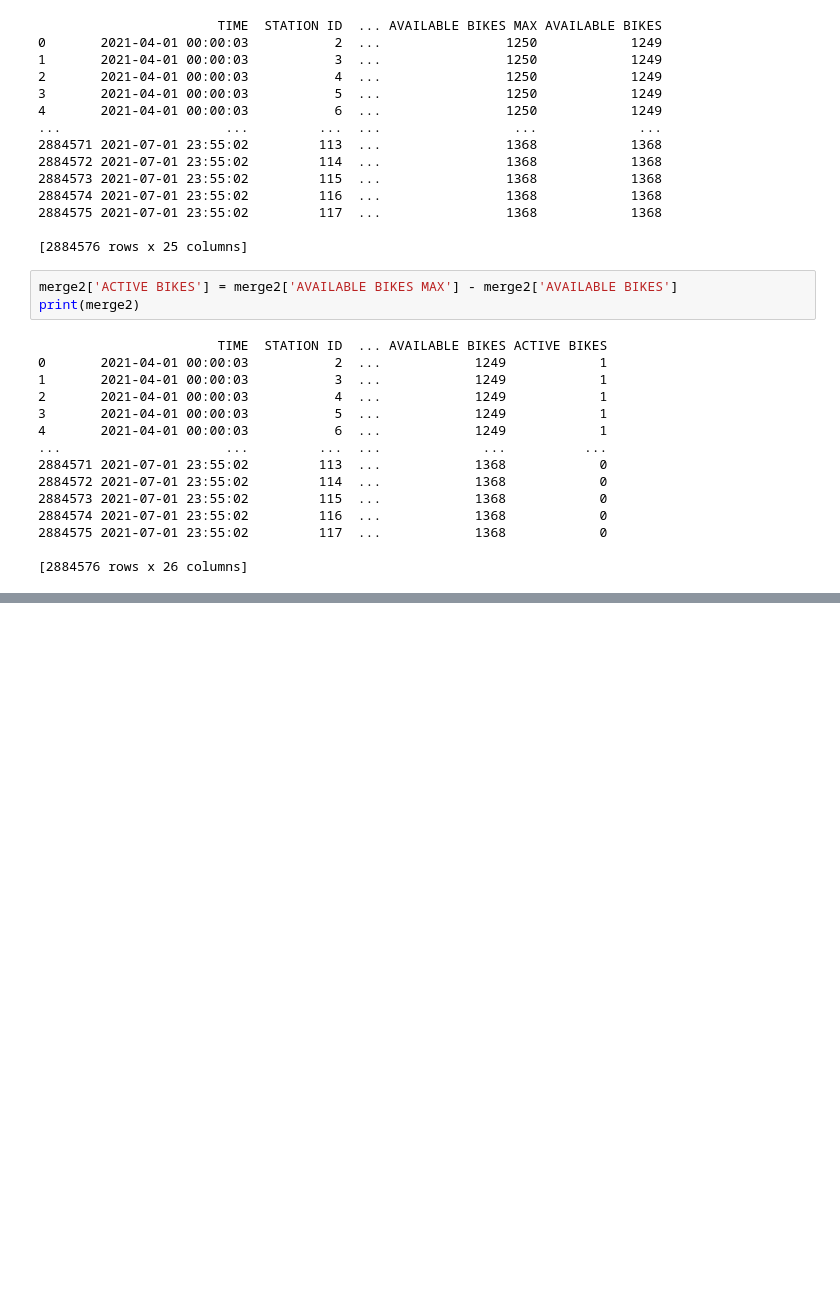
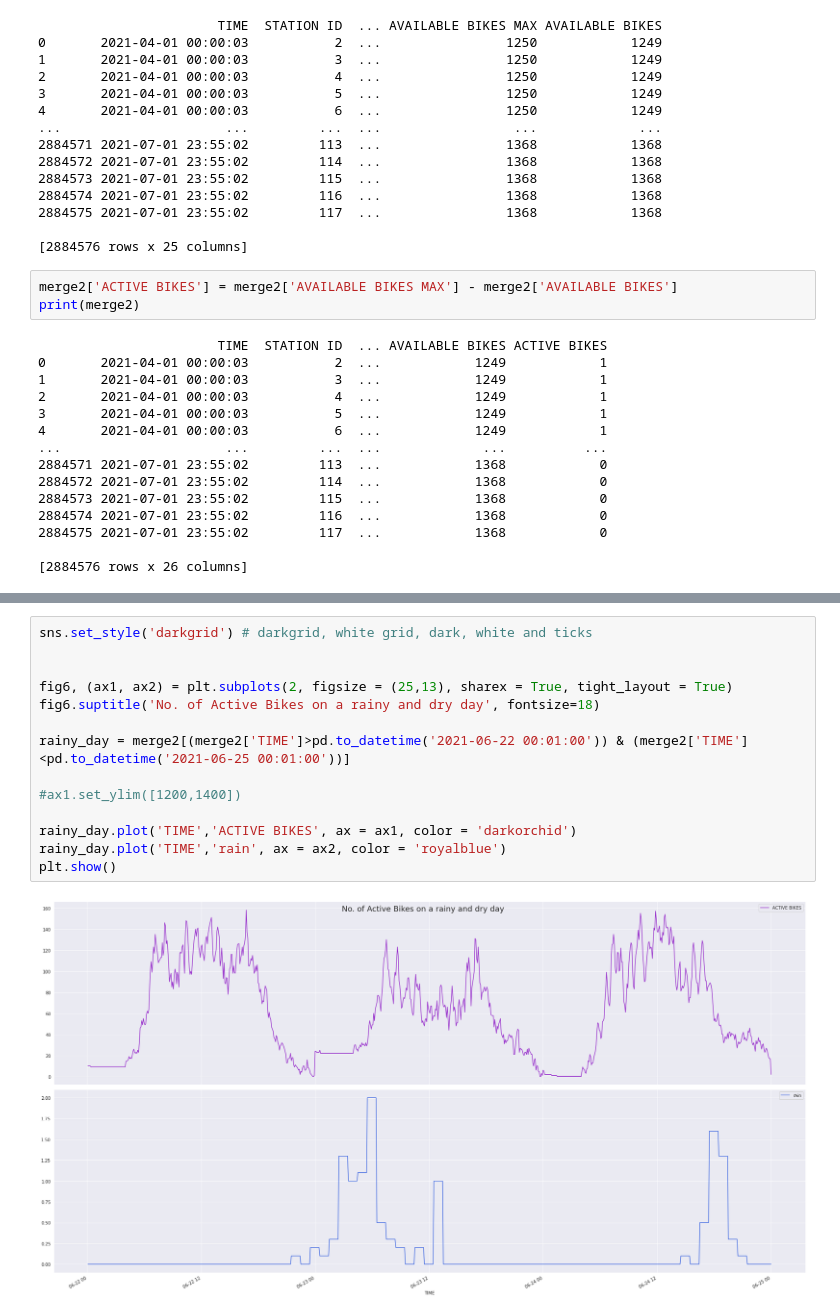
Before and after one commit to Matt-Toland/ProgrammingAssignment2, a Jupyter notebook: Dublin_Bike_Share.ipynb, the cells around one changed output, grey strips where cells are left out. Drawn from its saved outputs; the diff is of its cells as text; blank space fills up the shorter version.

```diff
--- a/Dublin_Bike_Share.ipynb
+++ b/Dublin_Bike_Share.ipynb
@@ -428,0 +462,16 @@ plt.show()
+# %%
+sns.set_style('darkgrid') # darkgrid, white grid, dark, white and ticks
+
+
+fig6, (ax1, ax2) = plt.subplots(2, figsize = (25,13), sharex = True, tight_layout = True)
+fig6.suptitle('No. of Active Bikes on a rainy and dry day', fontsize=18)
+
+rainy_day = merge2[(merge2['TIME']>pd.to_datetime('2021-06-22 00:01:00')) & (merge2['TIME']<pd.to_datetime('2021-06-25 00:01:00'))]
+
+#ax1.set_ylim([1200,1400])
+
+rainy_day.plot('TIME','ACTIVE BIKES', ax = ax1, color = 'darkorchid')
+rainy_day.plot('TIME','rain', ax = ax2, color = 'royalblue')
+plt.show()
+# %% [output]
+[figure, added]
```
Also changed, not shown: parts of 3 cells of this notebook.
